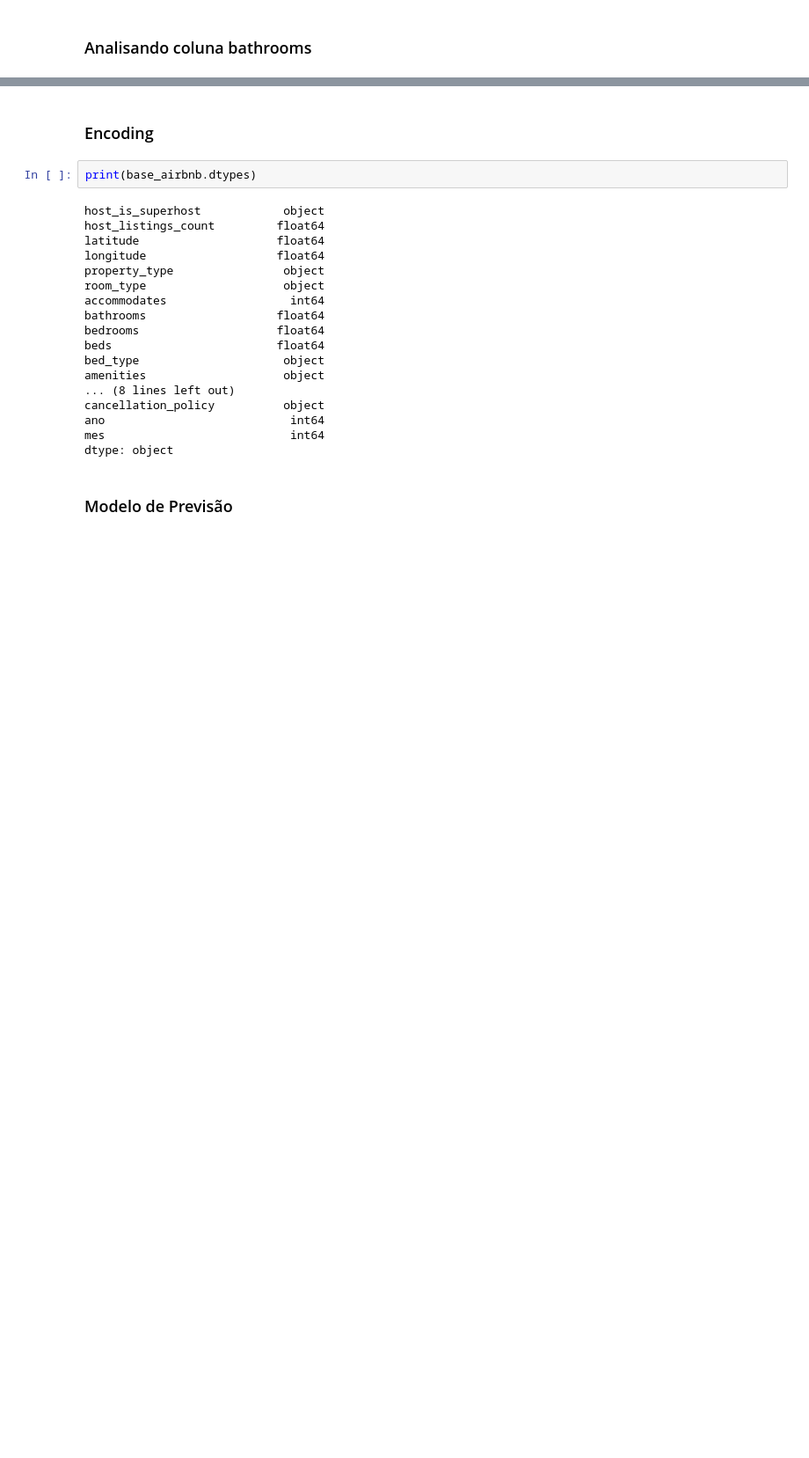
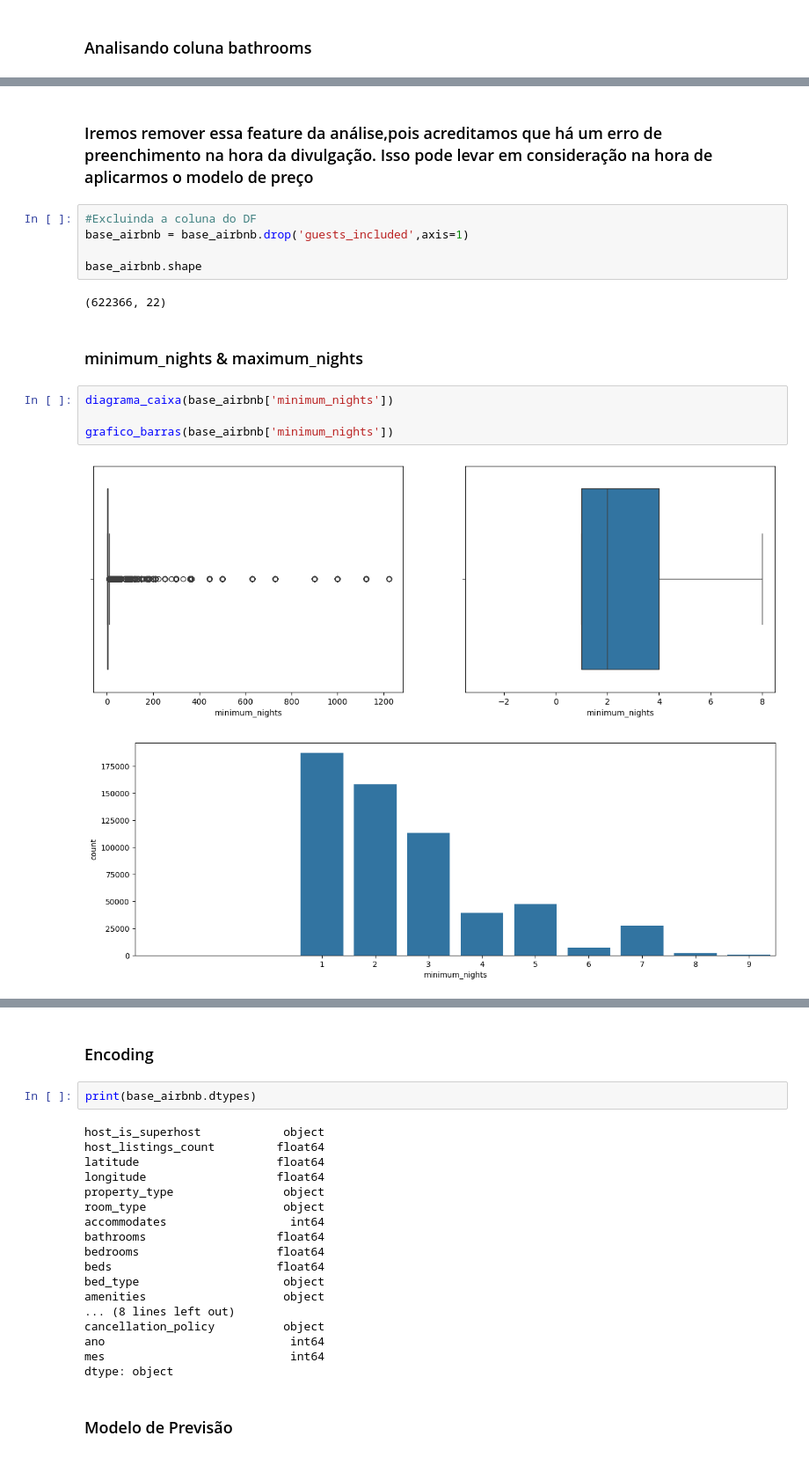
Before and after one commit to gabriellemosc/Rental-Price-Prediction, a Jupyter notebook: solucao.ipynb, the cells around one changed output, grey strips where cells are left out. Shown: that part at 88% size. Saved outputs shown, nothing was run; the diff lists cells and outputs as text; blank space fills up the shorter version.

Commit message:
Terminando a análise das features

```diff
--- a/solucao.ipynb
+++ b/solucao.ipynb
@@ -379,0 +417,18 @@ Quantidade de linhas removidas: 3298
+# %% [markdown]
+### Iremos remover essa feature da análise,pois acreditamos que há um erro de preenchimento na hora da divulgação. Isso pode levar em consideração na hora de aplicarmos o modelo de preço
+# %%
+#Excluinda a coluna do DF
+base_airbnb = base_airbnb.drop('guests_included',axis=1)
+
+base_airbnb.shape
+# %% [output]
+(622366, 22)
+# %% [markdown]
+### minimum_nights & maximum_nights
+# %%
+diagrama_caixa(base_airbnb['minimum_nights'])
+
+grafico_barras(base_airbnb['minimum_nights'])
+# %% [output]
+[figure, added]
+[figure, added]
```
Also changed, not shown: parts of 29 cells of this notebook.
